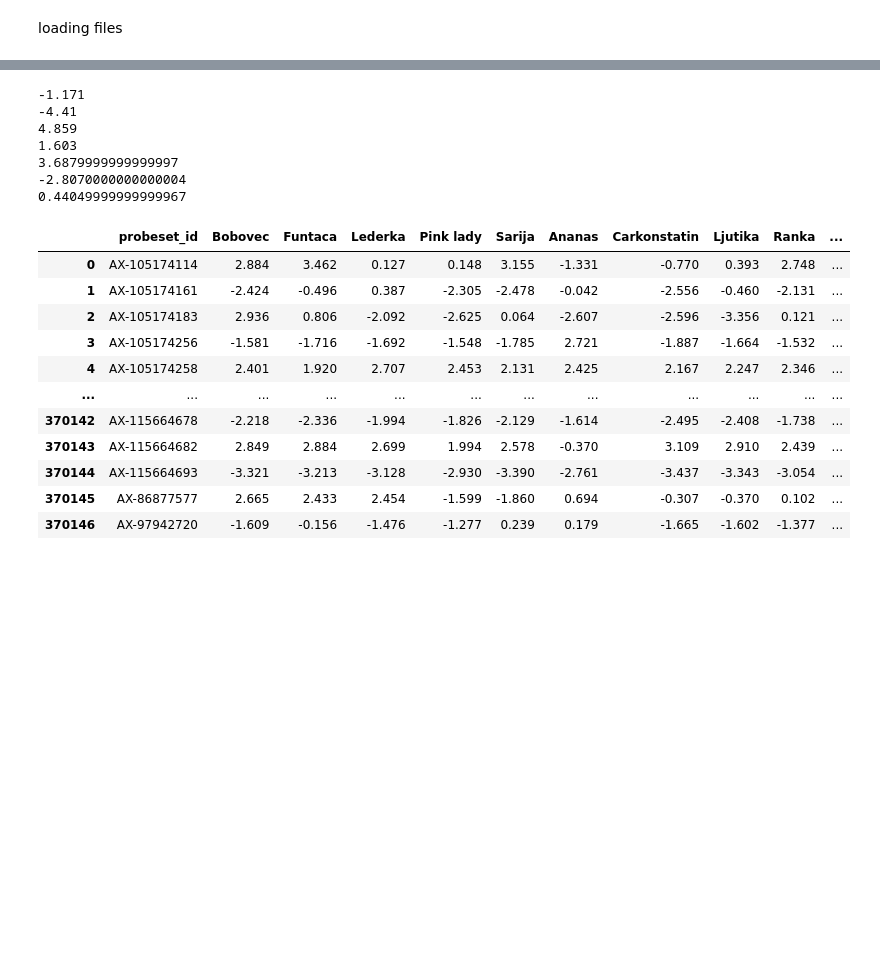
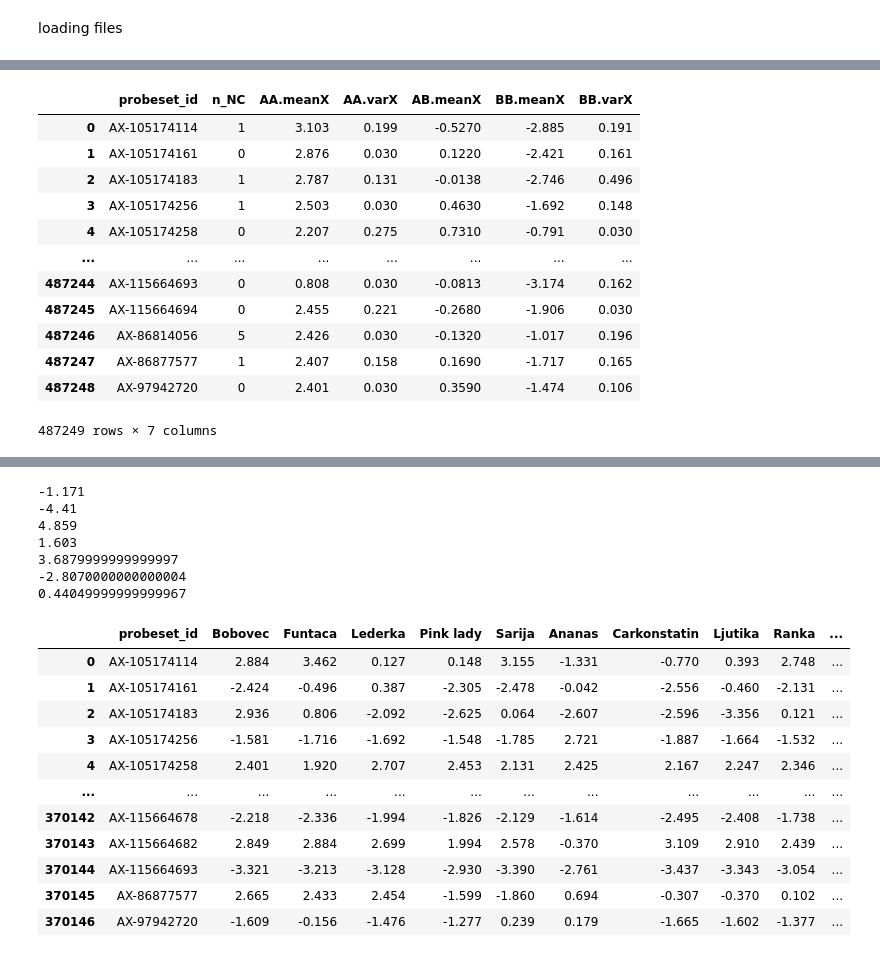
Before and after one commit to allmiraria/axiomFP, a Jupyter notebook: development.ipynb, the cells around one changed output, grey strips where cells are left out. Drawn from its saved outputs; the diff is of its cells as text; code cells hidden in the pictures; blank space fills up the shorter version.

```diff
--- a/development.ipynb
+++ b/development.ipynb
@@ -15,3 +29,19 @@ snp_call_contrast_positions_df = pandas.read_csv(path_to_snp_call_contrast_posit
+# %%
+snp_statistics_df
+# %% [output]
+|  | probeset_id | n_NC | AA.meanX | AA.varX | AB.meanX | BB.meanX | BB.varX |
+| 0 | AX-105174114 | 1 | 3.103 | 0.199 | -0.5270 | -2.885 | 0.191 |
+| 1 | AX-105174161 | 0 | 2.876 | 0.030 | 0.1220 | -2.421 | 0.161 |
+| 2 | AX-105174183 | 1 | 2.787 | 0.131 | -0.0138 | -2.746 | 0.496 |
+| 3 | AX-105174256 | 1 | 2.503 | 0.030 | 0.4630 | -1.692 | 0.148 |
+| 4 | AX-105174258 | 0 | 2.207 | 0.275 | 0.7310 | -0.791 | 0.030 |
+| ... | ... | ... | ... | ... | ... | ... | ... |
+| 487244 | AX-115664693 | 0 | 0.808 | 0.030 | -0.0813 | -3.174 | 0.162 |
+| 487245 | AX-115664694 | 0 | 2.455 | 0.221 | -0.2680 | -1.906 | 0.030 |
+| 487246 | AX-86814056 | 5 | 2.426 | 0.030 | -0.1320 | -1.017 | 0.196 |
+| 487247 | AX-86877577 | 1 | 2.407 | 0.158 | 0.1690 | -1.717 | 0.165 |
+| 487248 | AX-97942720 | 0 | 2.401 | 0.030 | 0.3590 | -1.474 | 0.106 |
+487249 rows × 7 columns
 # %%
 for column_name in snp_call_contrast_positions_df.columns:
     if column_name == 'probeset_id':
```
Also changed, not shown: parts of 8 cells of this notebook.
